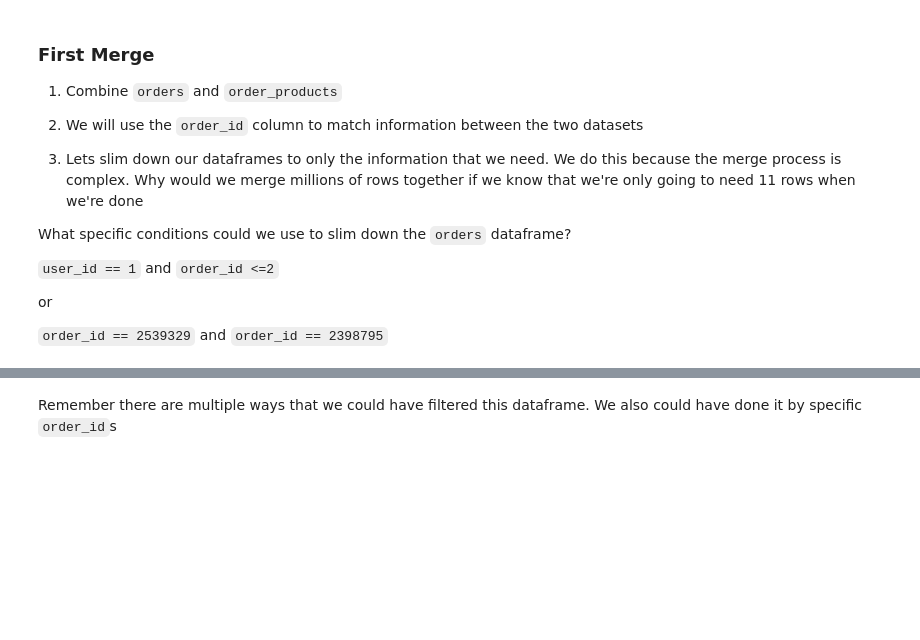
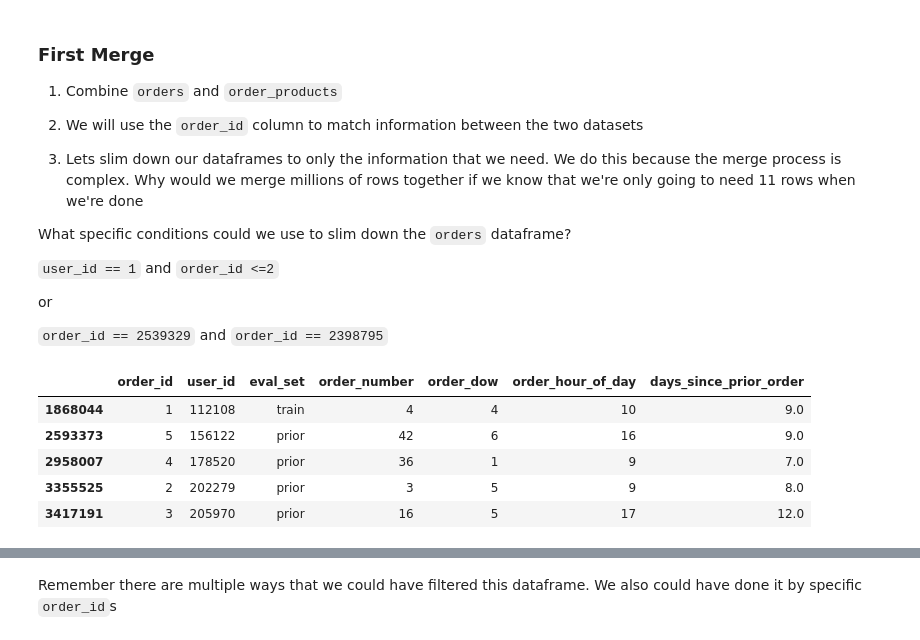
Before and after one commit to CJLucido/DS-Unit-1-Sprint-1-Data-Wrangling-and-Storytelling, a Jupyter notebook: module3-join-and-reshape-data/LS_DS_113_Join_and_Reshape_Data.ipynb, the cells around one changed output, grey strips where cells are left out. Saved outputs shown, nothing was run; the diff lists cells and outputs as text; code cells hidden in the pictures; blank space fills up the shorter version.

```diff
--- a/module3-join-and-reshape-data/LS_DS_113_Join_and_Reshape_Data.ipynb
+++ b/module3-join-and-reshape-data/LS_DS_113_Join_and_Reshape_Data.ipynb
@@ -488,15 +487,23 @@ or
 # %%
 # An example of dataframe filtering
 
 # Create a condition
-
+condition = (orders['order_id'] <= 5)
 
 # Pass that condition into the square brackets
 # that we use to access portions of a dataframe
 # only the rows where that condition evaluates to *TRUE*
 # will be retained in the dataframe
-
+orders_subset = orders[condition]
 # Look at the subsetted dataframe
+orders_subset.head()
+# %% [output]
+|  | order_id | user_id | eval_set | order_number | order_dow | order_hour_of_day | days_since_prior_order |
+| 1868044 | 1 | 112108 | train | 4 | 4 | 10 | 9.0 |
+| 2593373 | 5 | 156122 | prior | 42 | 6 | 16 | 9.0 |
+| 2958007 | 4 | 178520 | prior | 36 | 1 | 9 | 7.0 |
+| 3355525 | 2 | 202279 | prior | 3 | 5 | 9 | 8.0 |
+| 3417191 | 3 | 205970 | prior | 16 | 5 | 17 | 12.0 |
 # %%
 display(example)
 # %% [output]
```
Also changed, not shown: parts of 9 cells of this notebook.
